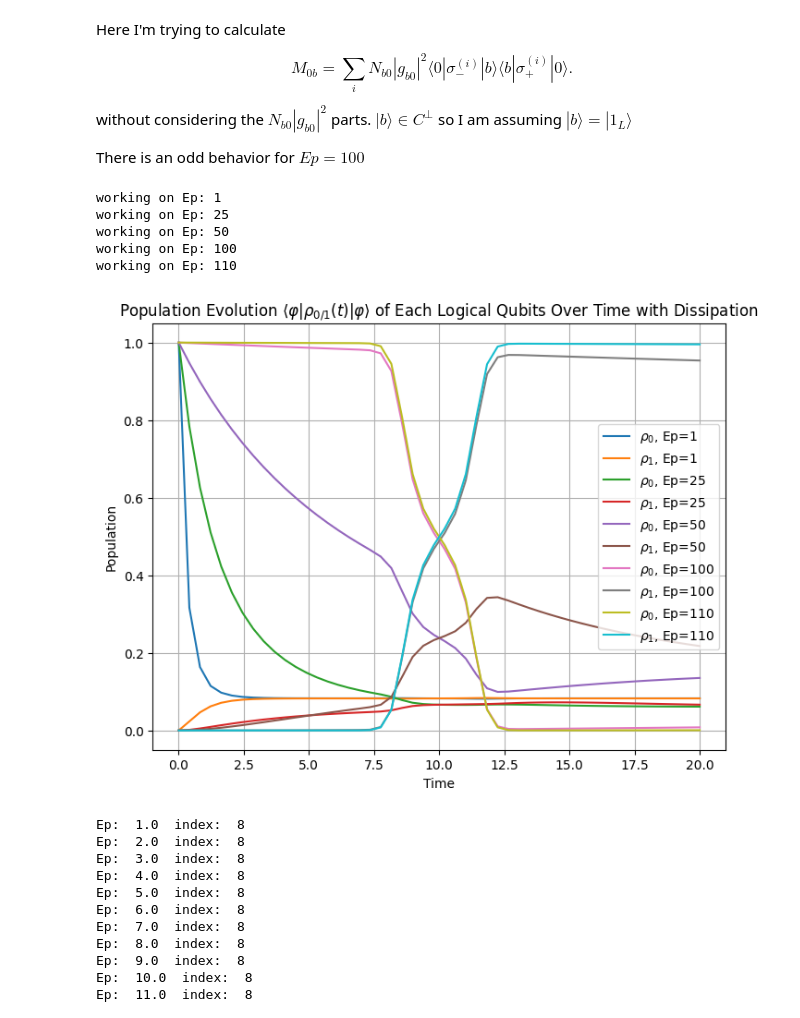
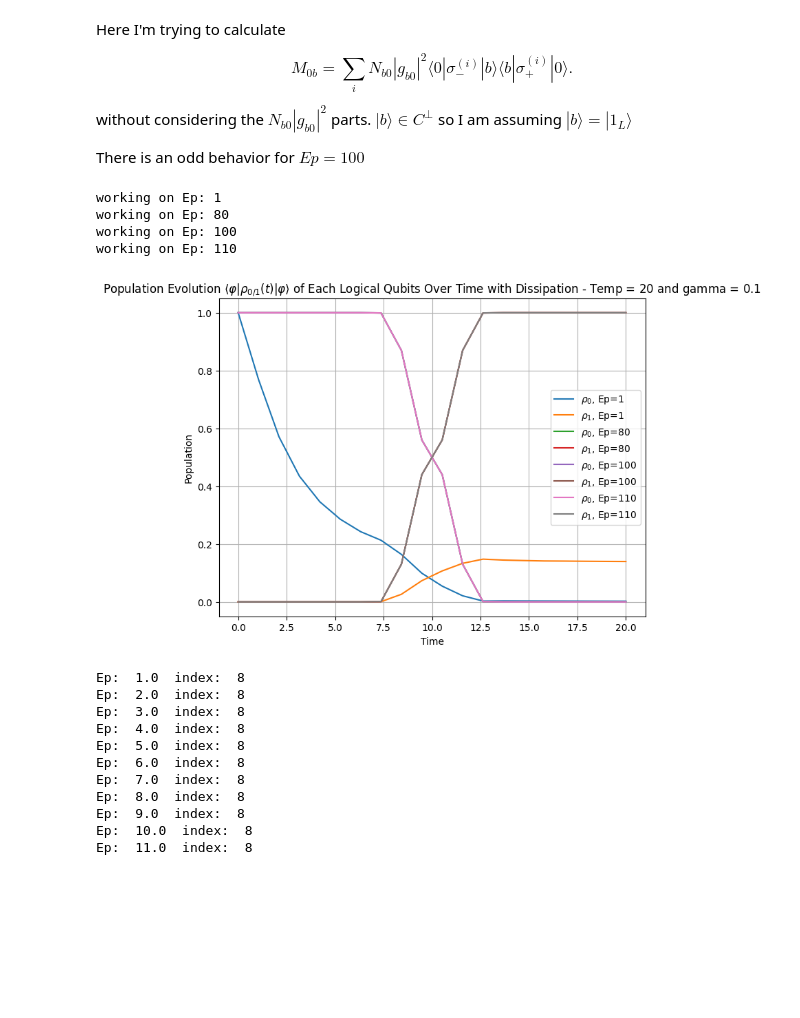
Before and after one commit to chenscheimq/QEC, a Jupyter notebook: EC3/RAP_stabilizers.ipynb, the cells around one changed output. Cells and saved outputs as stored; diff of their text form; code cells hidden in the pictures; blank space fills up the shorter version.

```diff
--- a/EC3/RAP_stabilizers.ipynb
+++ b/EC3/RAP_stabilizers.ipynb
@@ -307,15 +329,17 @@ def c_ops_gen(t, args):
 # %%
 n_qubits = 4
-T = 20
-times = np.linspace(0, T, 50)
+
+max_time = 20
+times = np.linspace(0, max_time, max_time)
 sigma = 1
 omega_max = 50
 
 # Time-dependent functions
-omega_t = lambda t: omega_max * np.exp(-0.5 * ((t - T/2) / sigma) ** 2)
-delta_t = lambda t: 100 * (t / (T / 2) - 1)
+omega_t = lambda t: omega_max * np.exp(-0.5 * ((t - max_time/2) / sigma) ** 2)
+delta_t = lambda t: 100 * (t / (max_time / 2) - 1)
 
-Eps = [1, 25, 50, 100, 110]
+T = 20 # temp
+Eps = [1, 80, 100, 110]
 # Eps = [1, 100]
 gamma_sqrt = 0.1
 
@@ -329,42 +353,52 @@ plt.figure(figsize=(8, 6))
 # Loop over different values of Ep
 for Ep in Eps:
     print("working on Ep:", Ep)
     Hp = -Ep * (g1 + g2 + g3)  # Assuming g1, g2, g3 are defined Qobj terms
 
     # Time-dependent Hamiltonian
-    def H_t(t, args=None):
+    def H_t(t):
         return omega_t(t) * X_L + delta_t(t) * Z_L + Hp  # Assuming H_x and H_z are valid Qobjs
 
     # H_t = [[X_L,omega_t], [Z_L, delta_t], Hp]
     args_C = {"H": H_t,
               "n_qubits": n_qubits,
               "lambda_2":gamma_sqrt,
               "T":20}
-    c_ops = []
-    for t in times:
-        c_ops.append(c_ops_gen(t, args_C))
+
+
+    c_ops_s = []
+    for i in range(n_qubits):
+        args_C = {"args_H": H_t,
+                  "n_qubits": n_qubits,
+                  "lambda_2":gamma_sqrt,
+                  "T":T,
+                  "sigma_i": Qobj(tensor([sigmam() if j == i else I for j in range(n_qubits)]).data, dims=Hp.dims)
+                 }
+        c_ops_i = QobjEvo(c_ops_gen, args=args_C)
+        c_ops_s.append(c_ops_i)
+
 
     # Solve the master equation
-    results = mesolve(H_t, rho0, times, c_ops=c_ops, e_ops=e_ops)
+    results = mesolve(H_t, rho0, times, c_ops=c_ops_s, e_ops=e_ops, options={'nsteps': 100000,
+                                                                             'atol': 1e-1})
     # , options={'nsteps': 100000, 'atol': 1e-2}
 
     # Plotting results
     plt.plot(times, results.expect[0], label=r"$\rho_0$"+f", Ep={Ep}")
     plt.plot(times, results.expect[1], label=r"$\rho_1$"+f", Ep={Ep}")
 
 plt.grid()
 plt.legend()
 plt.xlabel('Time')
 plt.ylabel('Population')
-plt.title('Population Evolution ' + r"$\langle\varphi|\rho_{0/1}(t)|\varphi\rangle$" + ' of Each Logical Qubits Over Time with Dissipation')
+plt.title('Population Evolution ' + r"$\langle\varphi|\rho_{0/1}(t)|\varphi\rangle$" + ' of Each Logical Qubits Over Time with Dissipation' + f" - Temp = {T} and gamma = {gamma_sqrt}")
 plt.show()
 # %% [output]
 working on Ep: 1
-working on Ep: 25
-working on Ep: 50
+working on Ep: 80
 working on Ep: 100
 working on Ep: 110
-[figure, old version]
+[figure, new version]
 # %%
 T = 10
 t = np.linspace(0, T, 1000)
```
Also changed, not shown: parts of 2 cells of this notebook, 1 other file.
